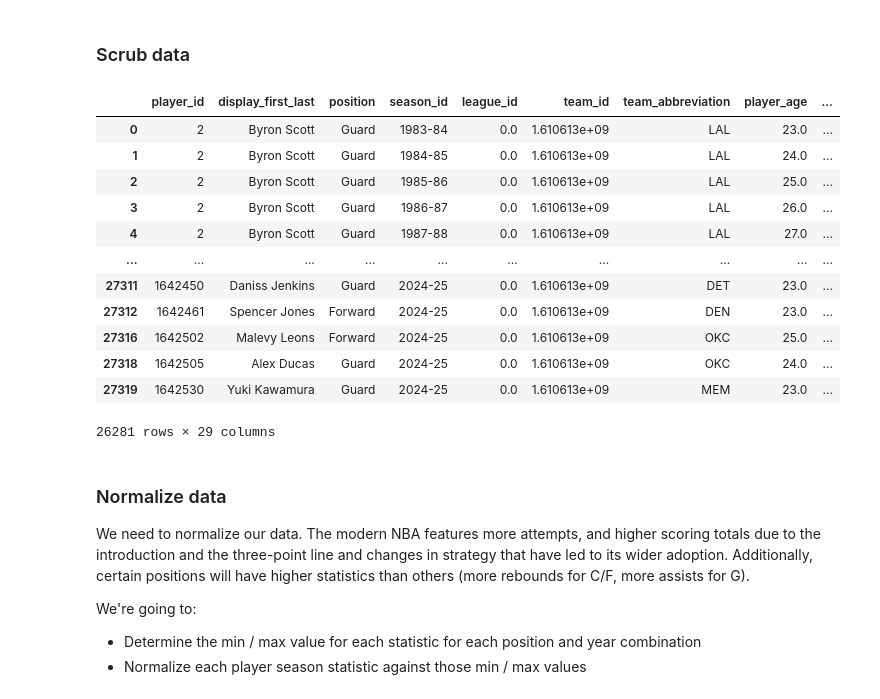
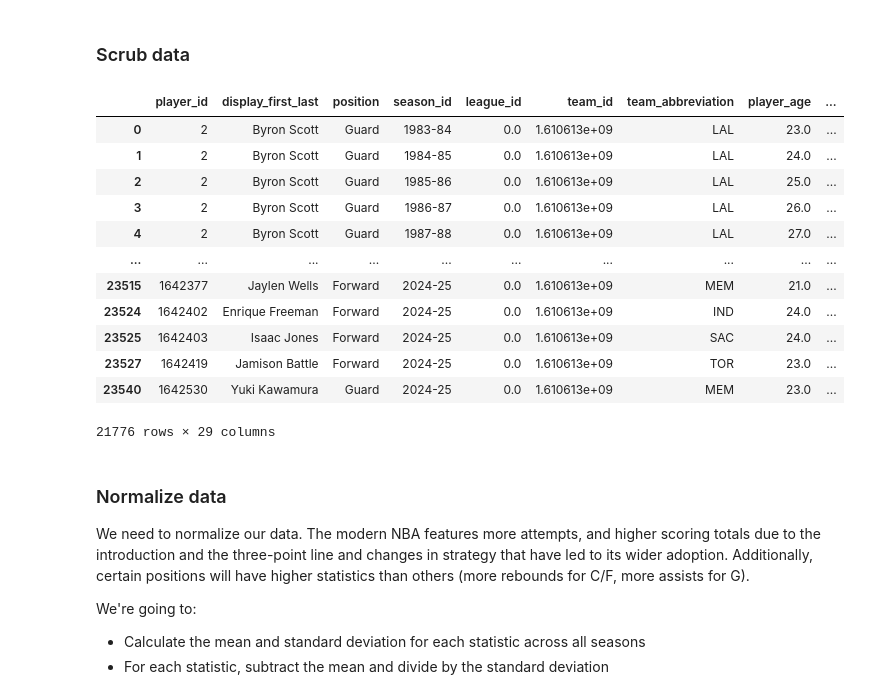
Before and after one commit to anewbegin95/nbadata, a Jupyter notebook: season_ranking.ipynb, the cells around one changed output. Cells and saved outputs as stored; diff of their text form; code cells hidden in the pictures.

```diff
--- a/season_ranking.ipynb
+++ b/season_ranking.ipynb
@@ -62,55 +59,57 @@ df_player_info['position'] = df_player_info['position'].map(position_mapping)
 df_stats.dropna(how='all', inplace=True)
 
 # Remove any seasons with fewer than 10 games played
-stats_df = df_stats[df_stats['gp'] >= 10]
+df_stats = df_stats[df_stats['gp'] >= 10]
 
-# Remove any seasons before 1974, when they began tracking orebs, drebs, steals, and blocks
+# Remove any seasons before 1978, when they began tracking turnovers
 # Ensure season_id is in a comparable format
 df_stats['season_id'] = df_stats['season_id'].apply(lambda x: int(x.split('-')[0]))
 
 # Filter the DataFrame to keep only seasons from 1973-74 onwards
-df_stats = df_stats[df_stats['season_id'] >= 1973]
+df_stats = df_stats[df_stats['season_id'] >= 1978]
 
 # If you want to convert the season_id back to the original format
 df_stats['season_id'] = df_stats['season_id'].apply(lambda x: f"{x}-{str(x+1)[-2:]}")
 
 # Convert each stat to per game by dividing by games played
 for stat in stats:
     if stat in df_stats.columns:
         df_stats[stat] = df_stats[stat] / df_stats['gp']
 
 # Add player names to stats dataframe
 df_stats = pd.merge(
     df_player_info[['player_id', 'display_first_last', 'position']]
     , df_stats
     , on=['player_id']
     , how='outer'
 ).drop_duplicates()
 
+df_stats.reset_index(drop=True, inplace=True)
+
 # Drop null value rows
 df_stats.dropna(how='all', inplace=True)
 df_stats.dropna(subset=['season_id'], inplace=True)
 
 df_stats
 # %% [output]
 |  | player_id | display_first_last | position | season_id | league_id | team_id | team_abbreviation | player_age | ... |
 | 0 | 2 | Byron Scott | Guard | 1983-84 | 0.0 | 1.610613e+09 | LAL | 23.0 | ... |
 | 1 | 2 | Byron Scott | Guard | 1984-85 | 0.0 | 1.610613e+09 | LAL | 24.0 | ... |
 | 2 | 2 | Byron Scott | Guard | 1985-86 | 0.0 | 1.610613e+09 | LAL | 25.0 | ... |
 | 3 | 2 | Byron Scott | Guard | 1986-87 | 0.0 | 1.610613e+09 | LAL | 26.0 | ... |
 | 4 | 2 | Byron Scott | Guard | 1987-88 | 0.0 | 1.610613e+09 | LAL | 27.0 | ... |
 | ... | ... | ... | ... | ... | ... | ... | ... | ... | ... |
-| 27311 | 1642450 | Daniss Jenkins | Guard | 2024-25 | 0.0 | 1.610613e+09 | DET | 23.0 | ... |
-| 27312 | 1642461 | Spencer Jones | Forward | 2024-25 | 0.0 | 1.610613e+09 | DEN | 23.0 | ... |
-| 27316 | 1642502 | Malevy Leons | Forward | 2024-25 | 0.0 | 1.610613e+09 | OKC | 25.0 | ... |
-| 27318 | 1642505 | Alex Ducas | Guard | 2024-25 | 0.0 | 1.610613e+09 | OKC | 24.0 | ... |
-| 27319 | 1642530 | Yuki Kawamura | Guard | 2024-25 | 0.0 | 1.610613e+09 | MEM | 23.0 | ... |
+| 23515 | 1642377 | Jaylen Wells | Forward | 2024-25 | 0.0 | 1.610613e+09 | MEM | 21.0 | ... |
+| 23524 | 1642402 | Enrique Freeman | Forward | 2024-25 | 0.0 | 1.610613e+09 | IND | 24.0 | ... |
+| 23525 | 1642403 | Isaac Jones | Forward | 2024-25 | 0.0 | 1.610613e+09 | SAC | 24.0 | ... |
+| 23527 | 1642419 | Jamison Battle | Forward | 2024-25 | 0.0 | 1.610613e+09 | TOR | 23.0 | ... |
+| 23540 | 1642530 | Yuki Kawamura | Guard | 2024-25 | 0.0 | 1.610613e+09 | MEM | 23.0 | ... |
-26281 rows × 29 columns
+21776 rows × 29 columns
 # %% [markdown]
 ### Normalize data
 
 We need to normalize our data. The modern NBA features more attempts, and higher scoring totals due to the introduction and the three-point line and changes in strategy that have led to its wider adoption. Additionally, certain positions will have higher statistics than others (more rebounds for C/F, more assists for G).
 
 We're going to:
-- Determine the min / max value for each statistic for each position and year combination
-- Normalize each player season statistic against those min / max values
+- Calculate the mean and standard deviation for each statistic across all seasons
+- For each statistic, subtract the mean and divide by the standard deviation
```
Also changed, not shown: parts of 6 cells of this notebook.
